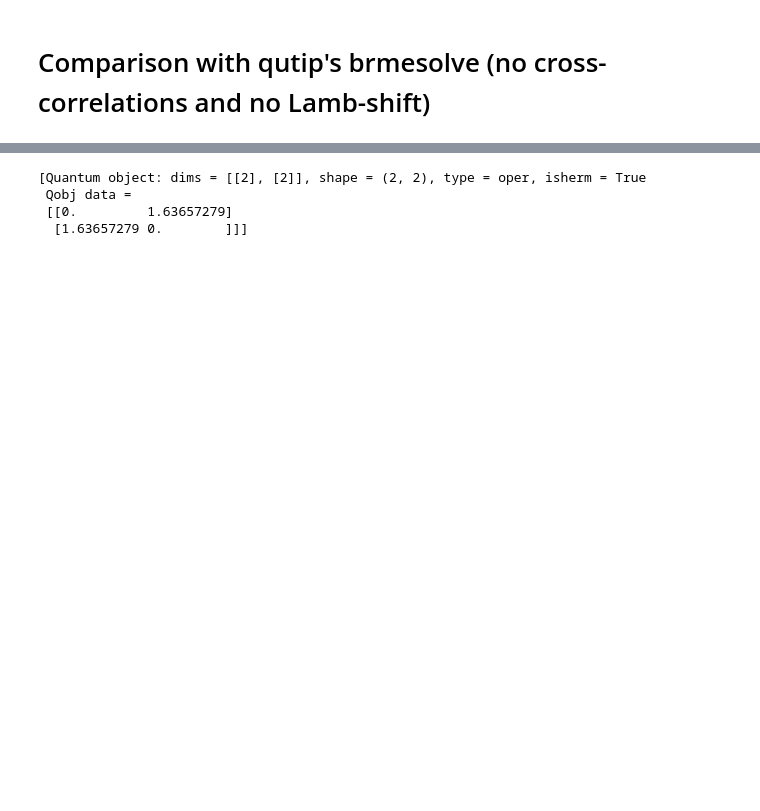
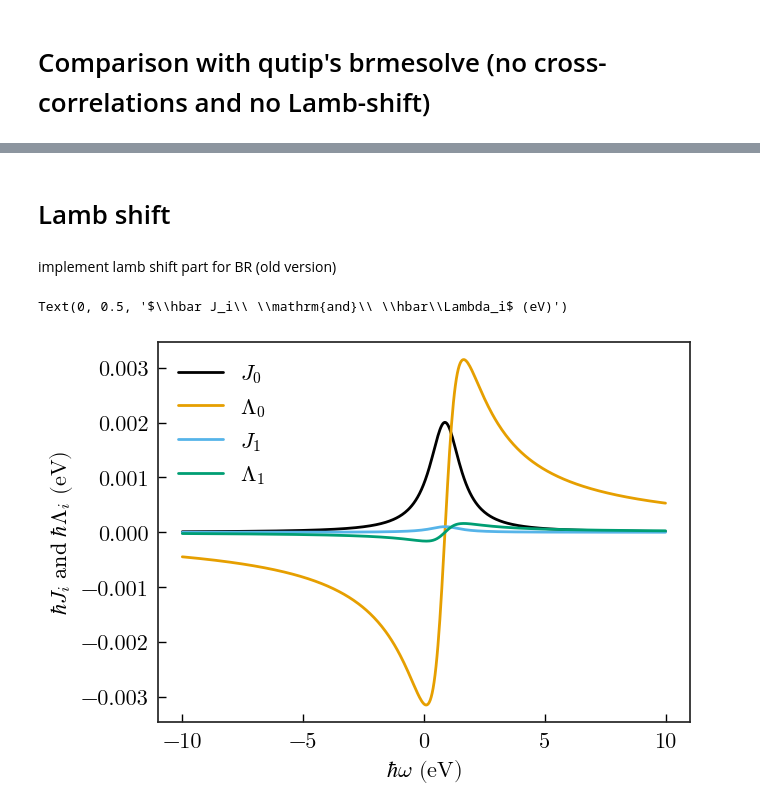
Before and after one commit to diego-fpv/lindbladAG, a Jupyter notebook: example.ipynb, the cells around one changed output, grey strips where cells are left out. Saved outputs shown, nothing was run; the diff lists cells and outputs as text; code cells hidden in the pictures; blank space fills up the shorter version.

```diff
--- a/example.ipynb
+++ b/example.ipynb
@@ -90,7 +110,4 @@ for p in rhoAG:
-# %%
-a_ops
-# %% [output]
-[Quantum object: dims = [[2], [2]], shape = (2, 2), type = oper, isherm = True
- Qobj data =
- [[0.         1.63657279]
-  [1.63657279 0.        ]]]
+# %% [markdown]
+# Lamb shift
+# %% [markdown]
+implement lamb shift part for BR (old version)
@@ -96,0 +137,44 @@ a_ops
+# %%
+# Bath spectral functions
+
+# number of modes
+nModes = 1
+
+# mode energies
+energies = np.random.rand(nModes) * (2*max(evals) - min(evals)) + max(min(evals), 0.0)
+np.ndarray.sort(energies)
+
+# mode couplings
+couplings = np.random.rand(nModes, nModes) * 0.5
+for i in range(nModes): couplings[i, i] = 0
+couplings = (couplings + couplings.T) * 0.5
+
+# decay rate of each mode
+κi = np.random.rand(nModes) * (0.5 - 0.2) + 1.5
+
+# matrix
+h = np.diag(energies) + couplings - 0.5j * np.diag(κi)
+
+# mode "field strengths" as felt by each emitter operator
+g = np.random.rand(nOperators, nModes) * np.sqrt(0.01)
+
+# spectral density: create an array and interpolate it to obtain callable objects
+# J_arr is a matrix J[w, i, j]
+frequency = np.linspace(-10, 10, 500)
+J_arr = 1 / np.pi * g @ np.linalg.inv(h - frequency[:, np.newaxis, np.newaxis] * np.identity(nModes)).imag @ g.T
+L_arr = - g @ np.linalg.inv(h - frequency[:, np.newaxis, np.newaxis] * np.identity(nModes)).real @ g.T
+# J is an array of interpolators of J_arr.
+# we remove the bath cross-correlations by keeping only the diagonal elements of J_arr and interpolating
+J = np.empty(nOperators, dtype=object)
+L = np.empty(nOperators, dtype=object)
+for i in range(nOperators):
+    J[i] = interp1d(frequency, J_arr[:, i, i], bounds_error=False, fill_value=0)
+    L[i] = interp1d(frequency, L_arr[:, i, i], bounds_error=False, fill_value=0)
+    plt.plot(frequency, J[i](frequency), label=f"$J_{i}$")
+    plt.plot(frequency, L[i](frequency), label=f"$\Lambda_{i}$")
+plt.legend()
+plt.xlabel("$\hbar\omega$ (eV)")
+plt.ylabel("$\hbar J_i\ \mathrm{and}\ \hbar\Lambda_i$ (eV)")
+# %% [output]
+Text(0, 0.5, '$\\hbar J_i\\ \\mathrm{and}\\ \\hbar\\Lambda_i$ (eV)')
+[figure, added]
```
Also changed, not shown: parts of 12 cells of this notebook, 3 other files.
